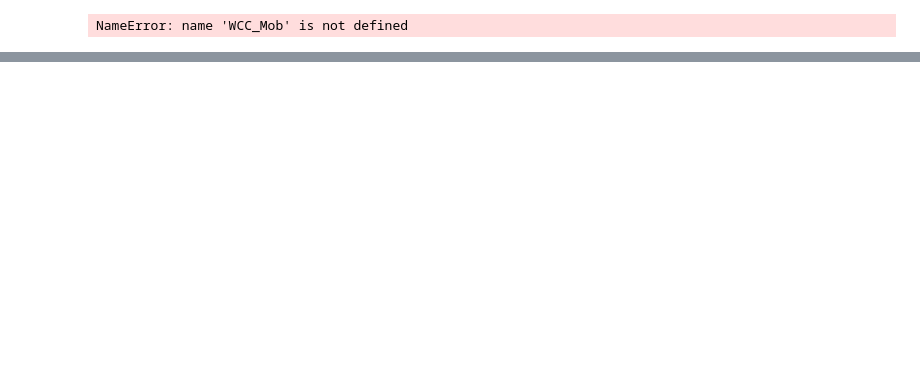
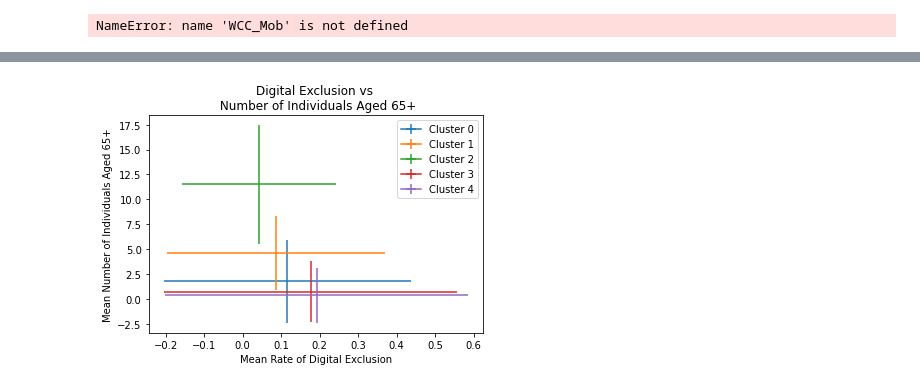
Before and after one commit to isabellebond/MScProject, a Jupyter notebook: geoplot.ipynb, the cells around one changed output, grey strips where cells are left out. Saved outputs shown, nothing was run; the diff lists cells and outputs as text; code cells hidden in the pictures; blank space fills up the shorter version.

```diff
--- a/geoplot.ipynb
+++ b/geoplot.ipynb
@@ -343,0 +299,7 @@ plt.savefig('Income.png', dpi = 600)
+# %%
+Cluster_1 = pd.read_excel('ofcom_k-modes_description.xlsx', sheet_name = 'cluster 01',index_col = 'Unnamed: 0')
+Cluster_0 = pd.read_excel('ofcom_k-modes_description.xlsx', sheet_name = 'cluster 0',index_col = 'Unnamed: 0')
+Cluster_2 = pd.read_excel('ofcom_k-modes_description.xlsx', sheet_name = 'cluster 02',index_col = 'Unnamed: 0')
+Cluster_3 = pd.read_excel('ofcom_k-modes_description.xlsx', sheet_name = 'cluster 03',index_col = 'Unnamed: 0')
+Cluster_4 = pd.read_excel('ofcom_k-modes_description.xlsx', sheet_name = 'cluster 04',index_col = 'Unnamed: 0')
+print(Cluster_4)
@@ -343,0 +324,2 @@ plt.savefig('Income.png', dpi = 600)
+# %%
+descript = [Cluster_0,Cluster_1,Cluster_2,Cluster_3,Cluster_4]
@@ -343,0 +374,12 @@ plt.savefig('Income.png', dpi = 600)
+# %%
+plt.figure()
+for item in descript:
+    plt.errorbar(item.loc['mean','Target'],item.loc['mean','Population aged 65+'],xerr = item.loc['std','Target'],yerr =item.loc['std','Population aged 65+'] )
+plt.legend(['Cluster 0','Cluster 1','Cluster 2','Cluster 3','Cluster 4'])
+plt.xlabel('Mean Rate of Digital Exclusion')
+plt.ylabel('Mean Number of Individuals Aged 65+')
+plt.title('Digital Exclusion vs \n Number of Individuals Aged 65+')
+plt.savefig('Old.png', dpi = 600)
+plt.show()
+# %% [output]
+[figure, added]
```
Also changed, not shown: parts of 22 cells of this notebook, 5 other files.
